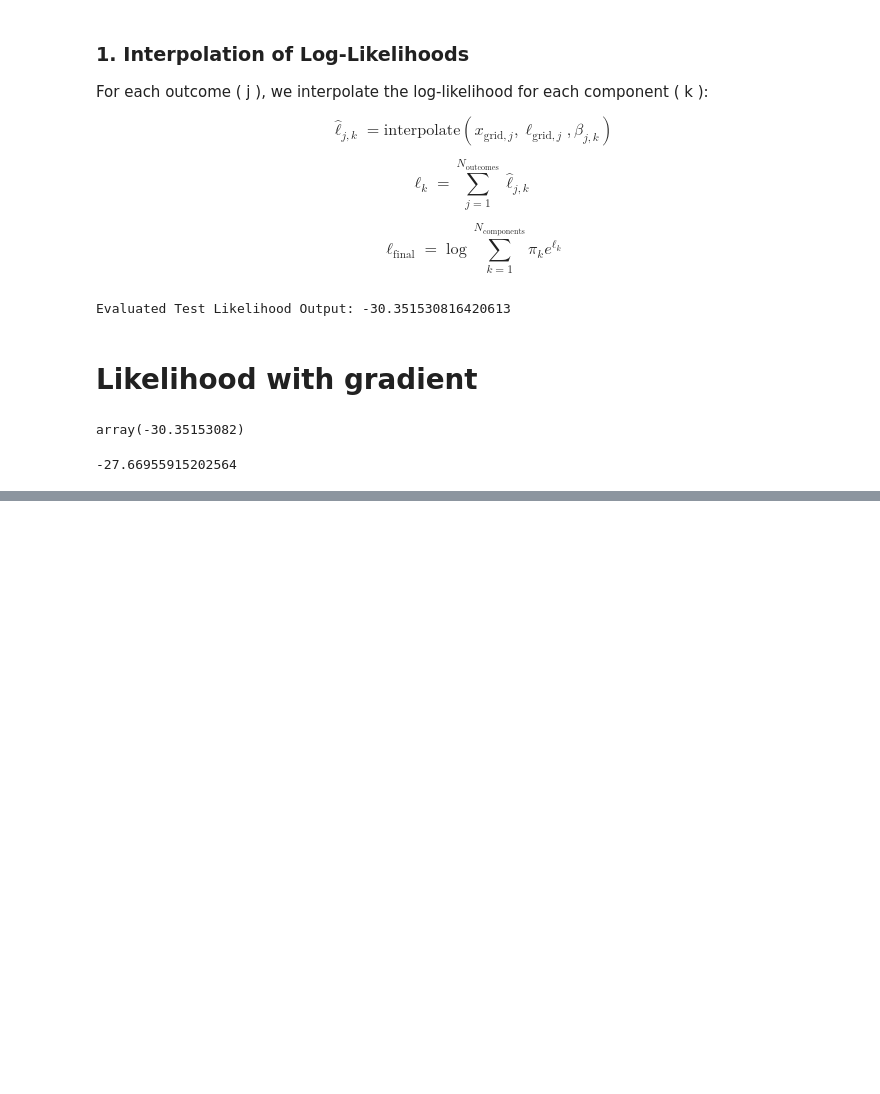
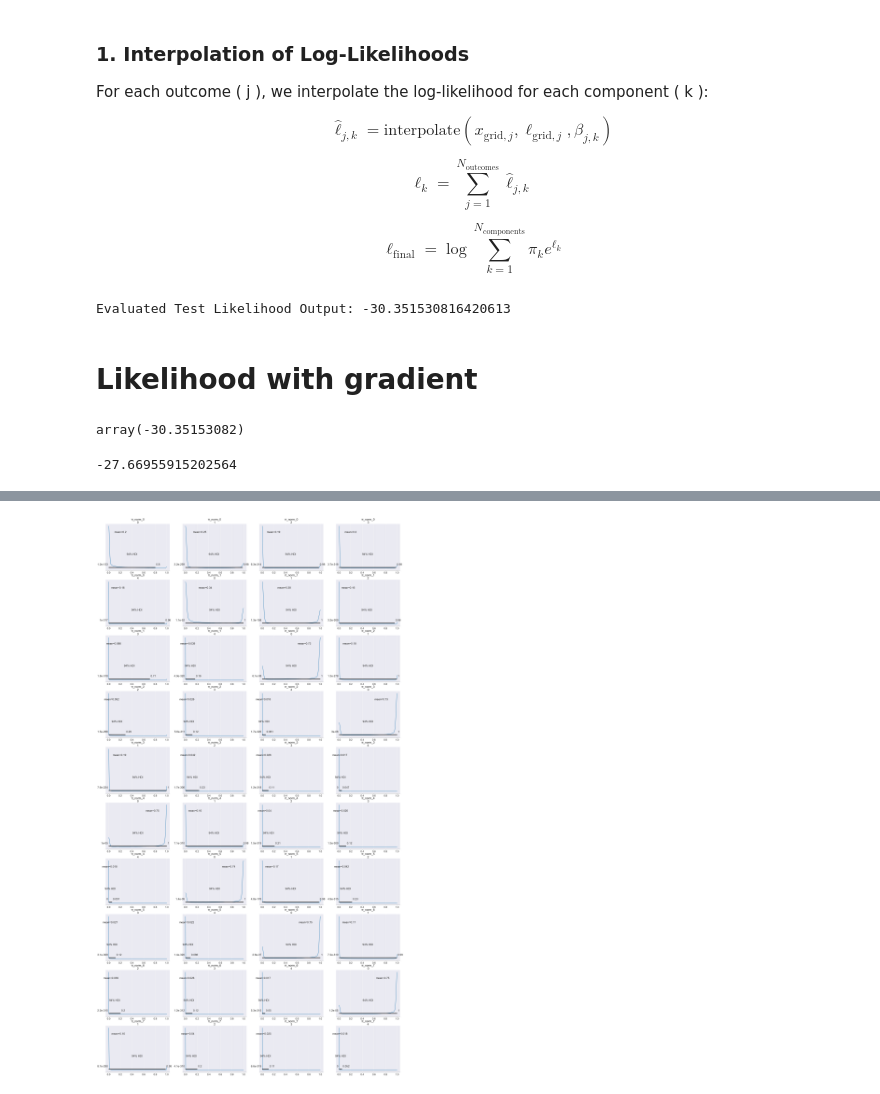
Before and after one commit to Kumachar/ResearchExamples, a Jupyter notebook: real_data_experiment.ipynb, the cells around one changed output, grey strips where cells are left out. Saved outputs shown, nothing was run; the diff lists cells and outputs as text; code cells hidden in the pictures; blank space fills up the shorter version.

```diff
--- a/real_data_experiment.ipynb
+++ b/real_data_experiment.ipynb
@@ -10,28 +11,6 @@ from pytensor.graph import Apply, Op
 from scipy.optimize import approx_fprime
 # %%
 RANDOM_SEED = 42
-
-def stick_breaking(beta):
-    portion_remaining = pt.concatenate([[1], pt.extra_ops.cumprod(1 - beta)[:-1]])
-    return beta * portion_remaining
-
-def reparameterize(pi):
-    return pi / pi.sum()
-
-def hierarchical_beta(alpha0, beta, nsources, k):
-    """Hierarchical Beta distribution for multiple sources."""
-    pi_tilt_sources = []
-
-    for s in range(nsources):
-        beta_params = [(alpha0 * beta[k], alpha0 * (1 - pm.math.sum(beta[:k + 1]))) for k in range(k)]
-        pi_tilt = pm.Beta(f'pi_tilt_{s}',
-                          alpha=[b[0] for b in beta_params],
-                          beta=[b[1] for b in beta_params],
-                          dims="component")
-        pi_tilt_sources.append(pi_tilt)
-
-    #return pm.math.stack(pi_tilt_sources, axis=0)
-    return pi_tilt_sources
 # %%
 import numpy as np
 import pytensor.tensor as pt
@@ -422,6 +398,8 @@ k = 5  # Number of mixture components
 # Precompute source data and number of outcomes
 source_data_dict = {}
 num_outcomes_dict = {}
+
+N_sources = 8
 
 for s in range(1, N_sources + 1):  # Ensure correct indexing
     source_data_dict[s] = data[data["source"] == s][["point", "value", "outcome"]].astype(float).values
@@ -482,0 +494,13 @@ Initializing NUTS using advi...
+# %%
+import dill
+
+with open('posterior_samples.pkl', 'wb') as f:
+    dill.dump((HDP_model, trace), f)
+# %%
+π_norm_name = [f"π_norm_{s}" for s in range(N_sources)]
+β_name = [f"β_{s}" for s in range(1, N_sources + 1)]
+β_clipped_name = [f"β_clipped_{s}" for s in range(1, N_sources + 1)]
+az.plot_posterior(trace, var_names=π_norm_name, kind="kde", bins=20)
+plt.show()
+# %% [output]
+[figure, added]
```
Also changed, not shown: parts of 6 cells of this notebook, 1 other file.
